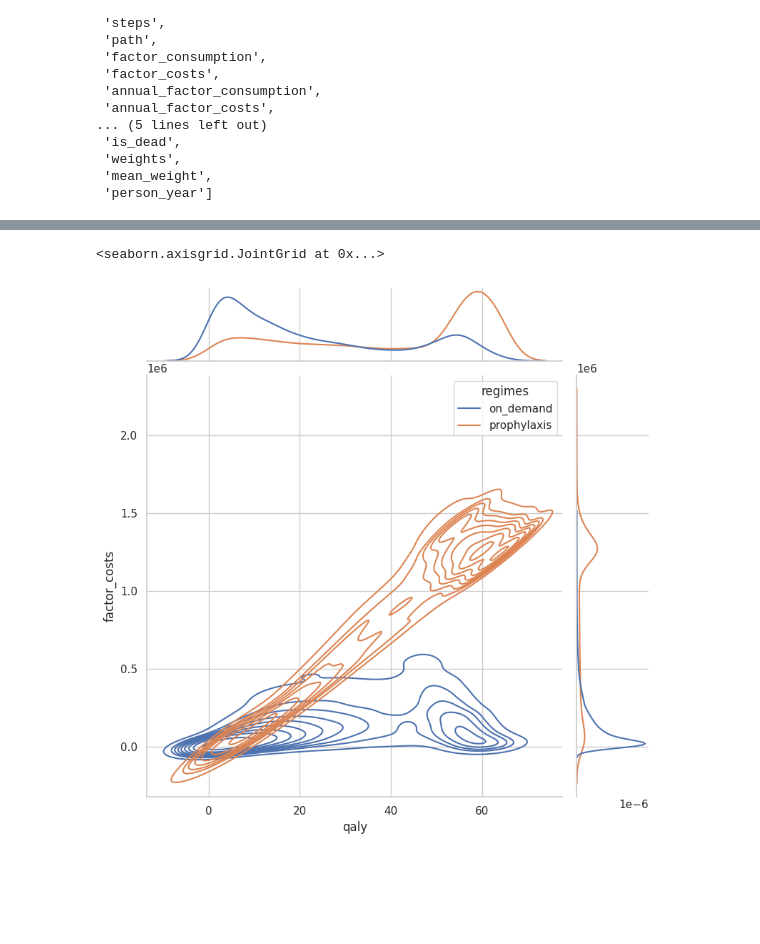
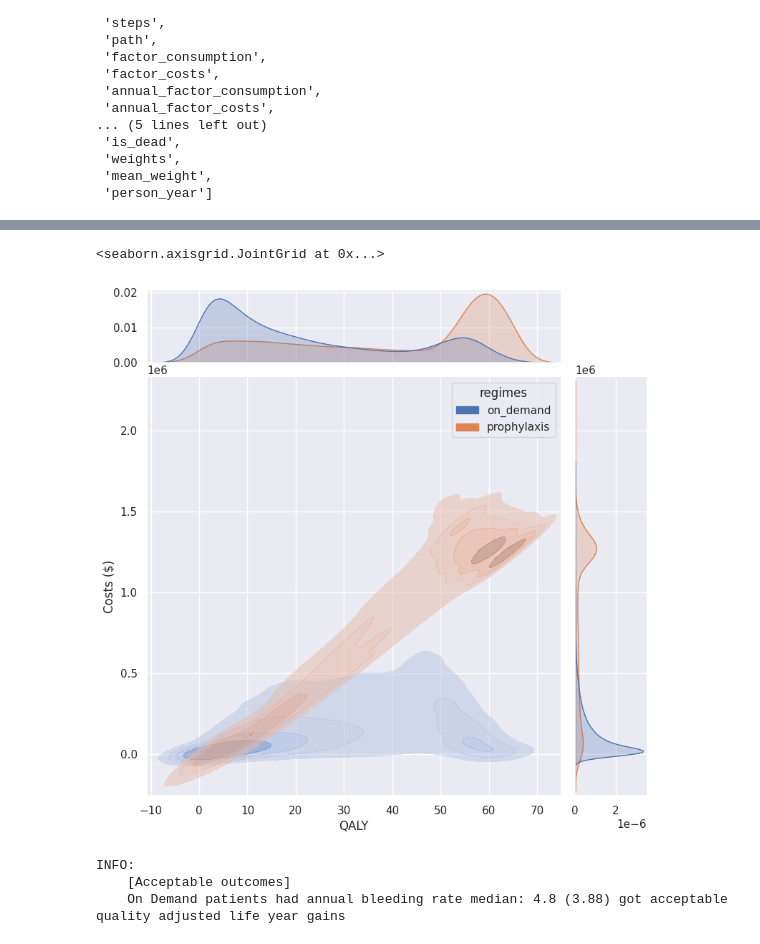
Before and after one commit to MohammadHashemian/SimpleMarkovChain, a Jupyter notebook: notebooks/03_hemophilia_cua_early.ipynb, the cells around one changed output, grey strips where cells are left out. Saved outputs shown, nothing was run; the diff lists cells and outputs as text; code cells hidden in the pictures; blank space fills up the shorter version.

```diff
--- a/notebooks/03_hemophilia_cua_early.ipynb
+++ b/notebooks/03_hemophilia_cua_early.ipynb
@@ -222,8 +226,8 @@ INFO: Starting simulations for 3640 steps (weeks)
 [interactive output not drawn]
 [interactive output not drawn]
 # %%
-# Unwrap input outputs from results
-on_demand_inputs, on_demand_outputs = od_sample
+# Unwrap input outputs from markov model simulation results
+on_demand_inputs, on_demand_outputs = on_demand_results
 prophylaxis_inputs, prophylaxis_outputs = prophylaxis_results
 # %%
 SAMPLE_SIZE = len(on_demand_sampled_abr)
@@ -369,11 +373,11 @@ prophylaxis_df["person_year"] = prophylaxis_df["weights"].apply(person_year)
 exc_time = round((time() - start), 2)
 logger.info(f"loading prophylaxis data with pandas took {exc_time} seconds")
 
-df_raw = pd.concat([on_demand_df, prophylaxis_df])
+df_merged = pd.concat([on_demand_df, prophylaxis_df])
 
 # ---- Preprocessing ----
 unnecessary_columns = ["initial_state", "steps", "path", "weights", "pettersson_score"]
-df = df_raw.drop(columns=unnecessary_columns)
+df = df_merged.drop(columns=unnecessary_columns)
 df = df.apply(lambda x: round(x, 2) if pd.api.types.is_numeric_dtype(x) else x)
-df[(df["is_dead"] == False)].head(n=5)  # noqa: E712
+df.sample(n=5).head()
 # %% [output]
@@ -735,17 +738,17 @@ fig.tight_layout()
 # %%
-sns.set_theme(style='whitegrid')
+sns.set_theme(style="darkgrid")
 fig, ax = plt.subplots(figsize=(8, 6))
 ax.hist(
     x=[on_demand_df.qaly, prophylaxis_df.qaly],
-    bins=60,
-    fill=True,
-    histtype="barstacked",
-    stacked=True,
-    color=["#BB87CA", "#9433AC"],
+    bins=50,
+    histtype="step",
+    stacked=False,
+    color=["#765EDF", "#A13A3A"],
     label=["On Demand", "Prophylaxis"],
+    density=True,
 )
-ax.set_ylim(0, 1600)
-fig.suptitle('QALY Distribution')
+ax.set_xlabel("QALY")
+fig.suptitle("QALY Distribution")
 fig.legend()
 # %% [output]
 <matplotlib.legend.Legend at 0x...>
@@ -770,5 +785,32 @@ fig.legend()
 # %%
-sns.jointplot(data=df, x="qaly", y="factor_costs", hue="regimes", kind="kde", height=8)
+jg = sns.jointplot(
+    data=df,
+    x="qaly",
+    y="factor_costs",
+    hue="regimes",
+    kind="kde",
+    bw_adjust=0.8,
+    height=8,
+    palette=sns.color_palette("deep", 2),
+    marginal_ticks=True,
+    fill=True,
+    alpha=0.5,
+    levels=[0.04, 0.25, 0.5, 0.75, 1],
+)
+jg.set_axis_labels("QALY", "Costs ($)")
 # %% [output]
 <seaborn.axisgrid.JointGrid at 0x...>
-[figure, old version]
+[figure, new version]
+# %%
+# Acceptable
+od_acceptable = on_demand_df[on_demand_df.qaly > 50]
+logger.info(
+    f"""
+    [Acceptable outcomes]
+    On Demand patients had annual bleeding rate median: {f2(od_acceptable.input_abr.mean())} ({f2(od_acceptable.input_abr.std())}) got acceptable quality adjusted life year gains
+    """
+)
+# %% [output]
+INFO:
+    [Acceptable outcomes]
+    On Demand patients had annual bleeding rate median: 4.8 (3.88) got acceptable quality adjusted life year gains
```
Also changed, not shown: parts of 17 cells of this notebook.
